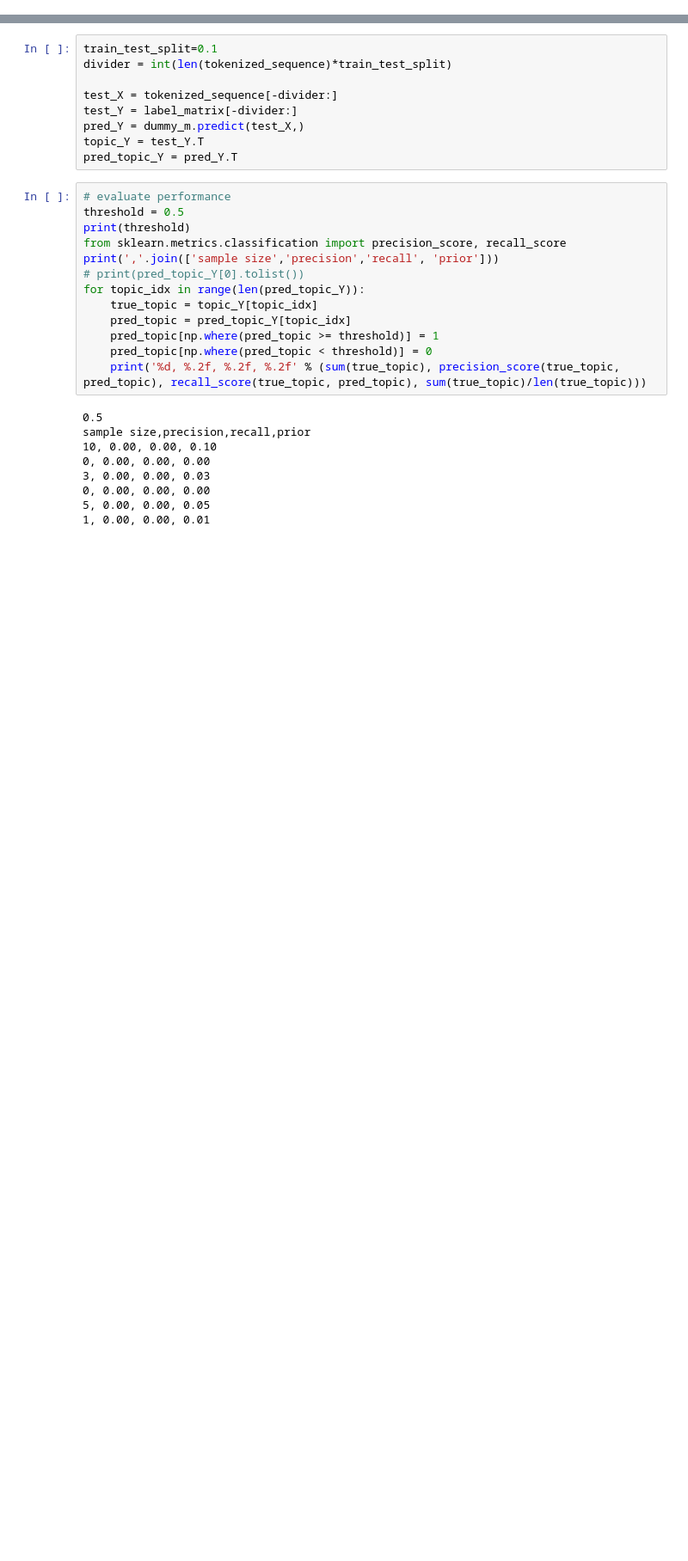
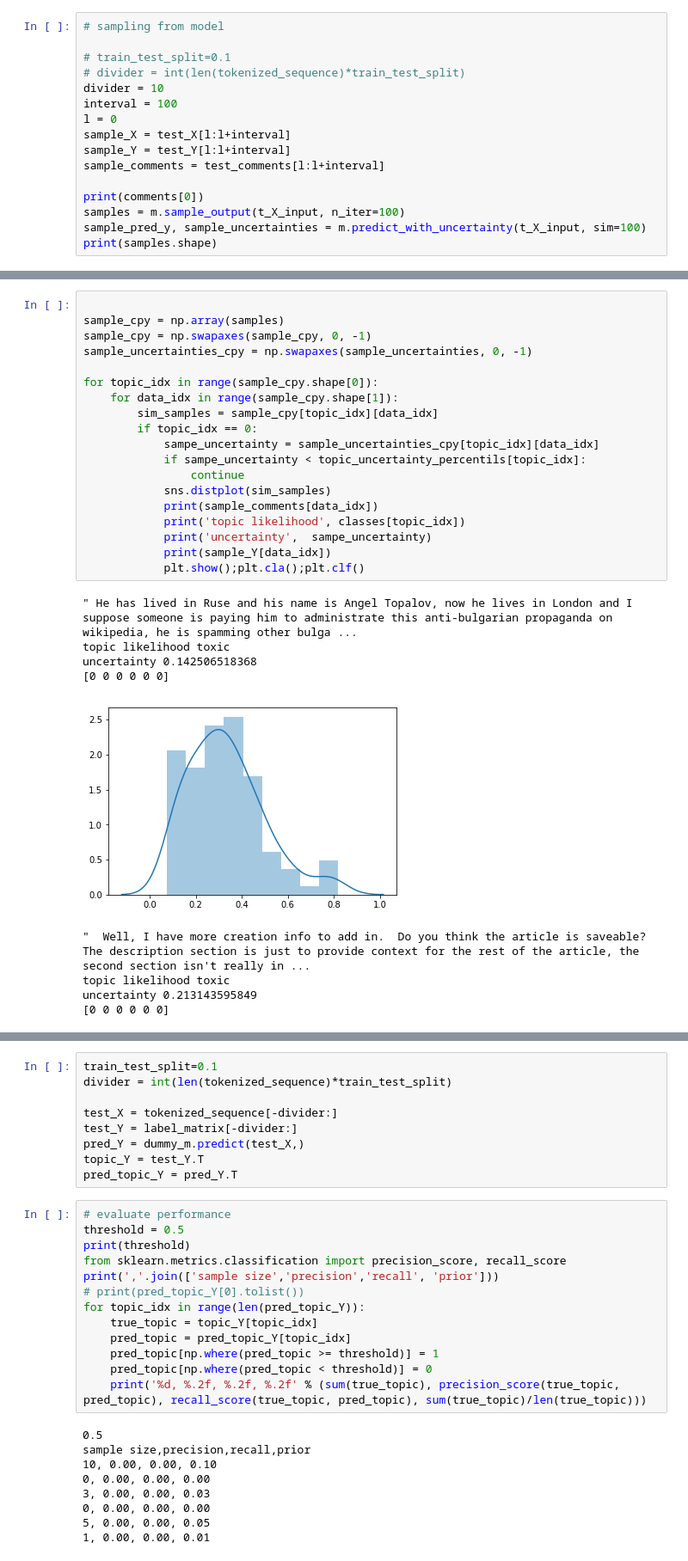
Before and after one commit to newbiesitl/mulLeCls, a Jupyter notebook: w2v_based_build_model_pipeline.ipynb, the cells around one changed output, grey strips where cells are left out. Shown at 86% size. Drawn from its saved outputs; the diff is of its cells as text; blank space fills up the shorter version.

```diff
--- a/w2v_based_build_model_pipeline.ipynb
+++ b/w2v_based_build_model_pipeline.ipynb
@@ -64,0 +187,16 @@ if num_samples is not None:
+# %%
+# sampling from model
+
+# train_test_split=0.1
+# divider = int(len(tokenized_sequence)*train_test_split)
+divider = 10
+interval = 100
+l = 0
+sample_X = test_X[l:l+interval]
+sample_Y = test_Y[l:l+interval]
+sample_comments = test_comments[l:l+interval]
+
+print(comments[0])
+samples = m.sample_output(t_X_input, n_iter=100)
+sample_pred_y, sample_uncertainties = m.predict_with_uncertainty(t_X_input, sim=100)
+print(samples.shape)
@@ -64,0 +206,29 @@ if num_samples is not None:
+# %%
+
+sample_cpy = np.array(samples)
+sample_cpy = np.swapaxes(sample_cpy, 0, -1)
+sample_uncertainties_cpy = np.swapaxes(sample_uncertainties, 0, -1)
+
+for topic_idx in range(sample_cpy.shape[0]):
+    for data_idx in range(sample_cpy.shape[1]):
+        sim_samples = sample_cpy[topic_idx][data_idx]
+        if topic_idx == 0:
+            sampe_uncertainty = sample_uncertainties_cpy[topic_idx][data_idx]
+            if sampe_uncertainty < topic_uncertainty_percentils[topic_idx]:
+                continue
+            sns.distplot(sim_samples)
+            print(sample_comments[data_idx])
+            print('topic likelihood', classes[topic_idx])
+            print('uncertainty',  sampe_uncertainty)
+            print(sample_Y[data_idx])
+            plt.show();plt.cla();plt.clf()
+# %% [output]
+" He has lived in Ruse and his name is Angel Topalov, now he lives in London and I suppose someone is paying him to administrate this anti-bulgarian propaganda on wikipedia, he is spamming other bulga ...
+topic likelihood toxic
+uncertainty 0.142506518368
+[0 0 0 0 0 0]
+[figure, added]
+"  Well, I have more creation info to add in.  Do you think the article is saveable?  The description section is just to provide context for the rest of the article, the second section isn't really in ...
+topic likelihood toxic
+uncertainty 0.213143595849
+[0 0 0 0 0 0]
```
Also changed, not shown: parts of 18 cells of this notebook, 1 other file.
